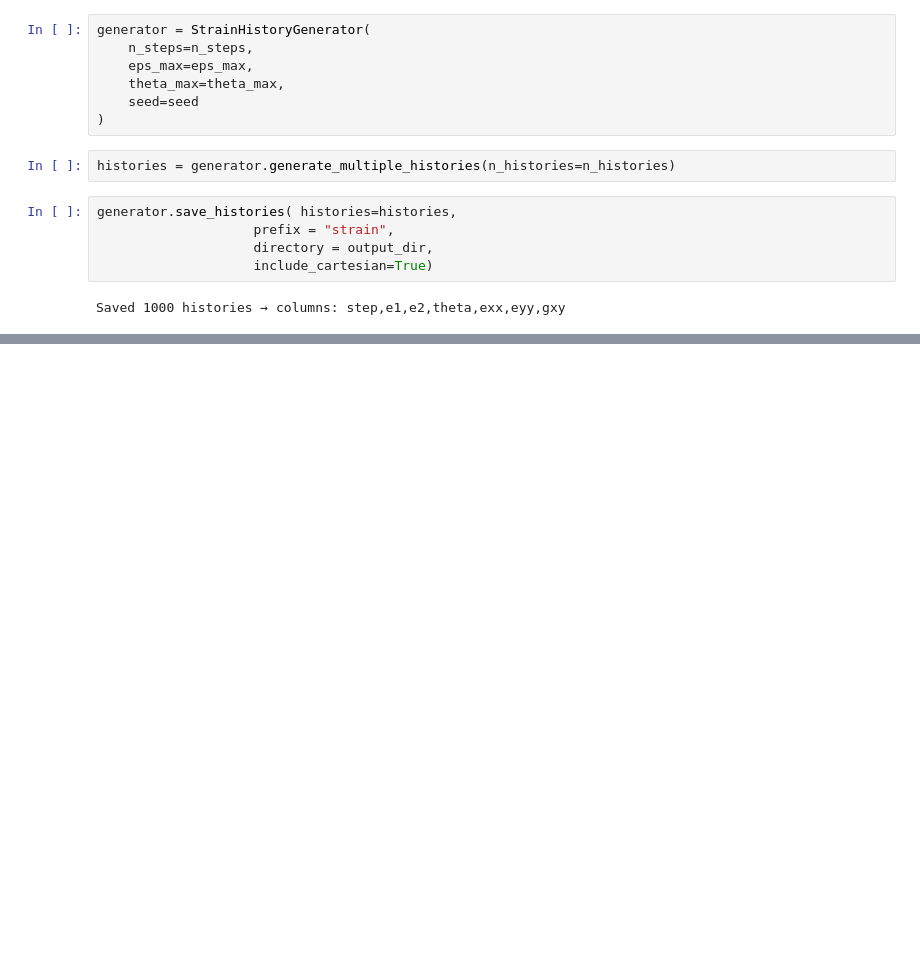
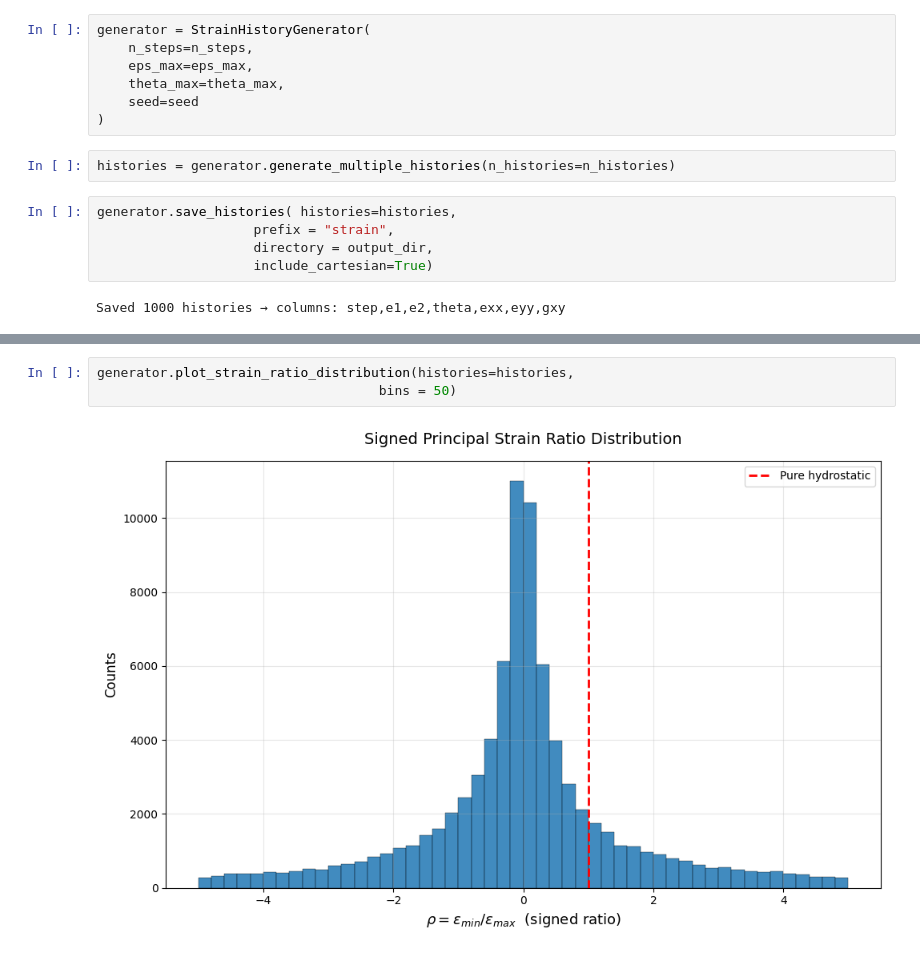
Before and after one commit to bdesia/feinn_project, a Jupyter notebook: notebooks/RVE_data_generation/RVE_strain_generation.ipynb, the cells around one changed output, grey strips where cells are left out. Cells and saved outputs as stored; diff of their text form; blank space fills up the shorter version.

```diff
--- a/notebooks/RVE_data_generation/RVE_strain_generation.ipynb
+++ b/notebooks/RVE_data_generation/RVE_strain_generation.ipynb
@@ -40,0 +40,5 @@ Plot saved in ./strain_histories
+# %%
+generator.plot_strain_ratio_distribution(histories=histories,
+                                    bins = 50)
+# %% [output]
+[figure, added]
```
Also changed, not shown: parts of 5 cells of this notebook, 2 other files.
